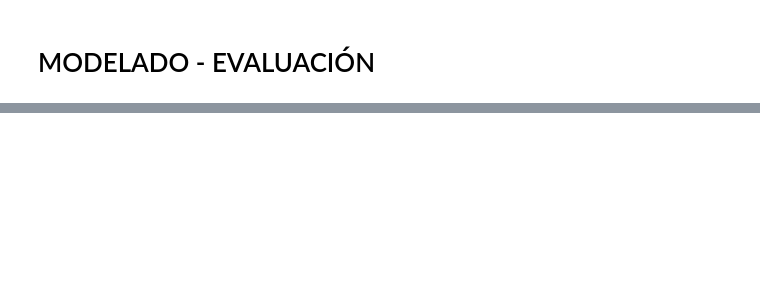
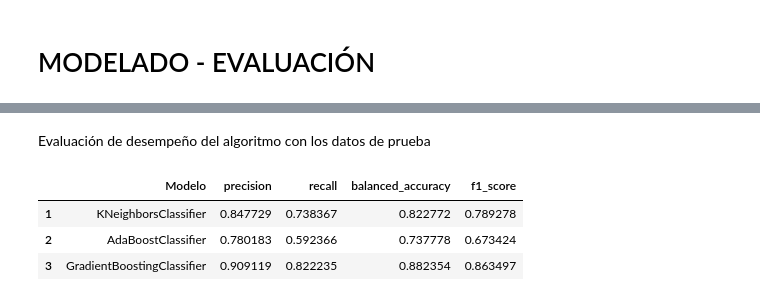
Before and after one commit to agomezj4/proyecto_TC, a Jupyter notebook: notebooks/4_jgom111_modelado.ipynb, the cells around one changed output, grey strips where cells are left out. Cells and saved outputs as stored; diff of their text form; code cells hidden in the pictures; blank space fills up the shorter version.

```diff
--- a/notebooks/4_jgom111_modelado.ipynb
+++ b/notebooks/4_jgom111_modelado.ipynb
@@ -74,0 +171,11 @@ ensemble_models = [
+# %% [markdown]
+Evaluación de desempeño del algoritmo con los datos de prueba
+# %%
+#evaluacion en prueba de modelos hiperparametrizados
+_, predictions_df = evaluation_metrics(optimization_results, X_test, y_test)
+predictions_df
+# %% [output]
+|  | Modelo | precision | recall | balanced_accuracy | f1_score |
+| 1 | KNeighborsClassifier | 0.847729 | 0.738367 | 0.822772 | 0.789278 |
+| 2 | AdaBoostClassifier | 0.780183 | 0.592366 | 0.737778 | 0.673424 |
+| 3 | GradientBoostingClassifier | 0.909119 | 0.822235 | 0.882354 | 0.863497 |
```
Also changed, not shown: parts of 37 cells of this notebook, 7 other files.
